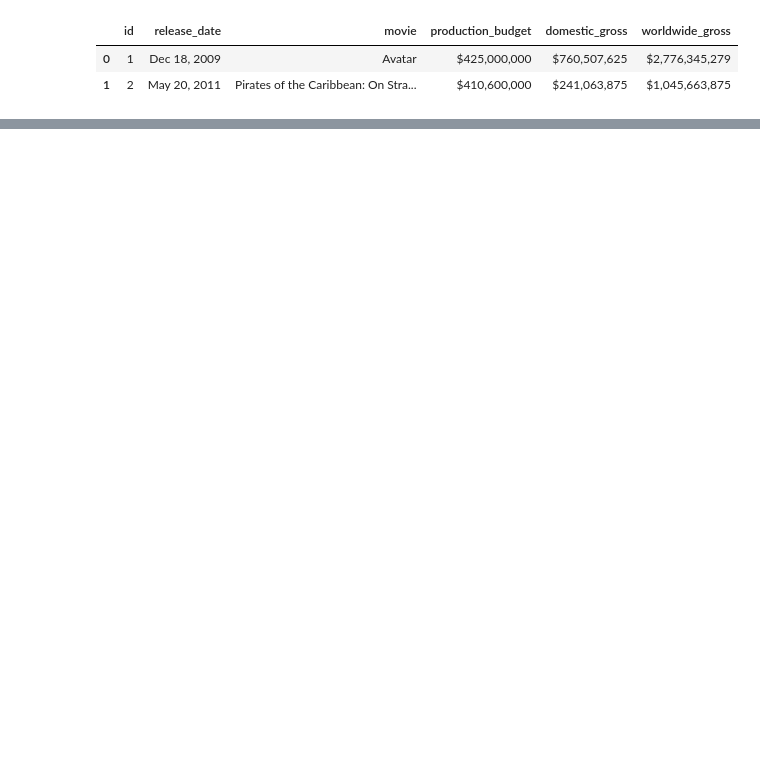
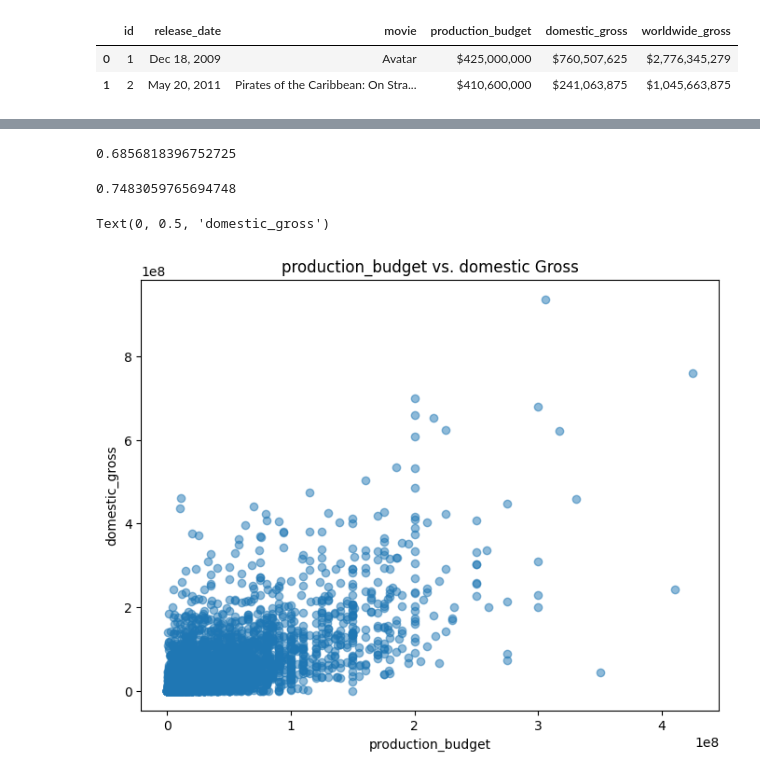
Before and after one commit to PritcyVeke/Project1, a Jupyter notebook: Student.ipynb, the cells around one changed output, grey strips where cells are left out. Cells and saved outputs as stored; diff of their text form; code cells hidden in the pictures; blank space fills up the shorter version.

```diff
--- a/Student.ipynb
+++ b/Student.ipynb
@@ -264,0 +298,5 @@ Movie_budgets.head(2)
+# %%
+# Changing data type
+Movie_budgets['production_budget'] =  Movie_budgets['production_budget'].str.replace(',', '').str.replace('$', '')
+
+Movie_budgets['production_budget'] = Movie_budgets['production_budget'].astype(float)
@@ -264,0 +305,4 @@ Movie_budgets.head(2)
+# %%
+# Changing data type
+Movie_budgets['domestic_gross'] =  Movie_budgets['domestic_gross'].str.replace(',', '').str.replace('$', '')
+Movie_budgets['domestic_gross'] = Movie_budgets['domestic_gross'].astype(float)
@@ -264,0 +311,4 @@ Movie_budgets.head(2)
+# %%
+# Changing data type
+Movie_budgets['worldwide_gross'] =  Movie_budgets['worldwide_gross'].str.replace(',', '').str.replace('$', '')
+Movie_budgets['worldwide_gross'] = Movie_budgets['worldwide_gross'].astype(float)
@@ -264,0 +329,26 @@ Movie_budgets.head(2)
+# %%
+#correlation
+correlation = Movie_budgets['production_budget'].corr(Movie_budgets['domestic_gross'])
+print(correlation)
+# %% [output]
+0.6856818396752725
+# %%
+#correlation
+correlation = Movie_budgets['production_budget'].corr(Movie_budgets['worldwide_gross'])
+print(correlation)
+# %% [output]
+0.7483059765694748
+# %%
+# A scatter plot to show correlation
+x = Movie_budgets['production_budget']
+y = Movie_budgets['domestic_gross']
+
+
+plt.figure(figsize=(8, 6))
+plt.scatter(x, y, alpha=0.5)
+plt.title('production_budget vs. domestic Gross')
+plt.xlabel('production_budget')
+plt.ylabel('domestic_gross')
+# %% [output]
+Text(0, 0.5, 'domestic_gross')
+[figure, added]
```
Also changed, not shown: parts of 19 cells of this notebook.
